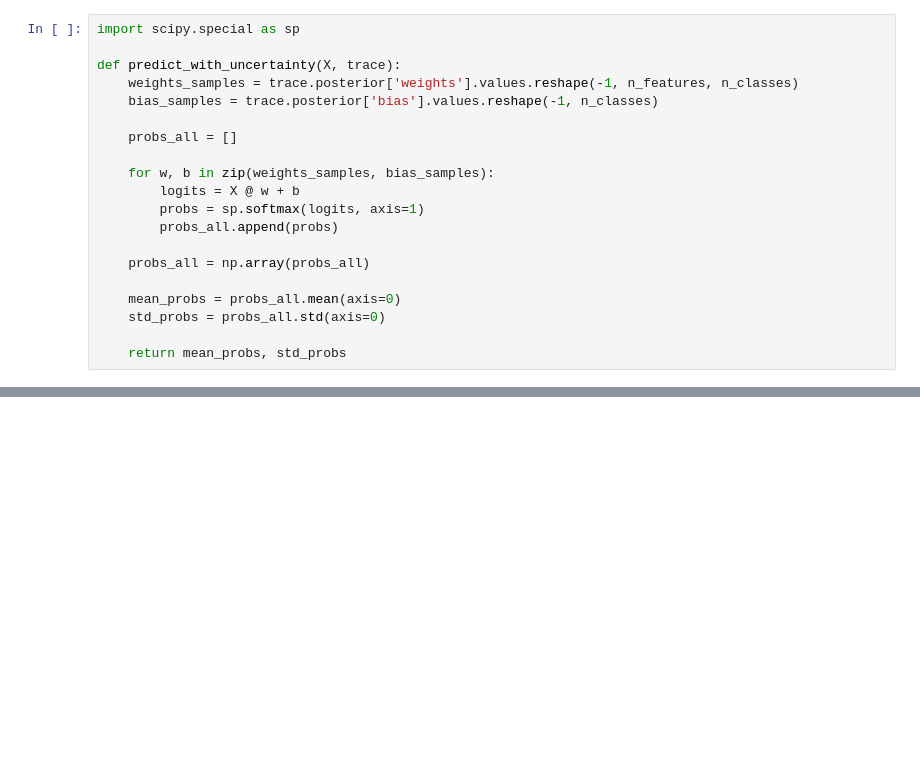
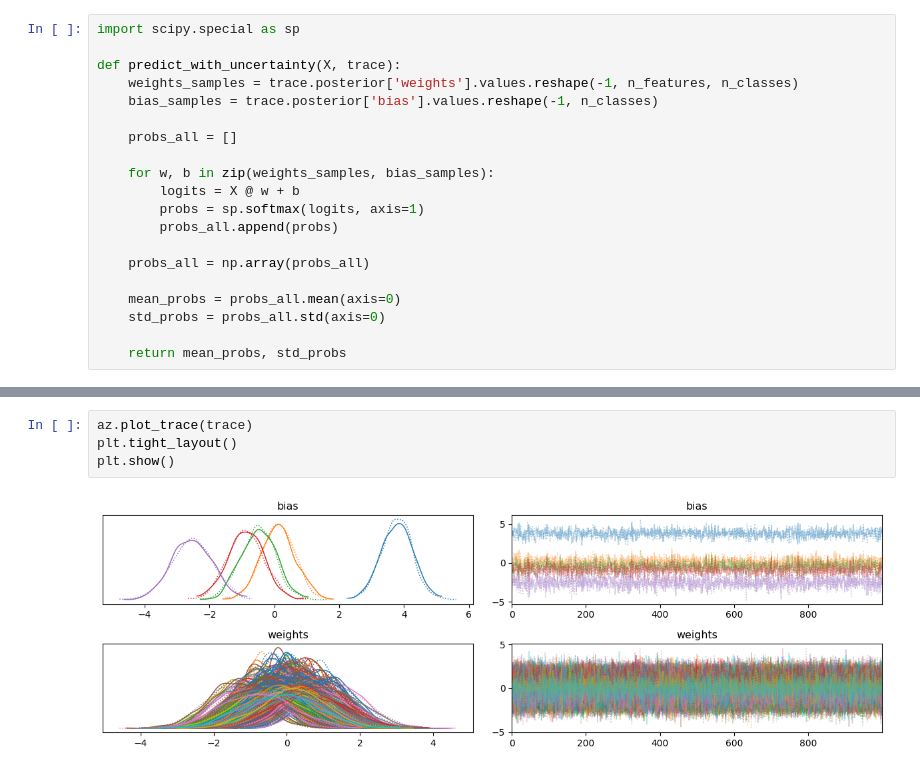
Before and after one commit to susara20010420/Workplace-Safety-Insights-from-the-Industrial-Safety-Health-Analytics-Dataset, a Jupyter notebook: WHSAT_bayesian_updatedbyTT.ipynb, the cells around one changed output, grey strips where cells are left out. Drawn from its saved outputs; the diff is of its cells as text; blank space fills up the shorter version.

```diff
--- a/WHSAT_bayesian_updatedbyTT.ipynb
+++ b/WHSAT_bayesian_updatedbyTT.ipynb
@@ -230,0 +274,6 @@ plt.show()
+# %%
+az.plot_trace(trace)
+plt.tight_layout()
+plt.show()
+# %% [output]
+[figure, added]
```
Also changed, not shown: parts of 6 cells of this notebook.
